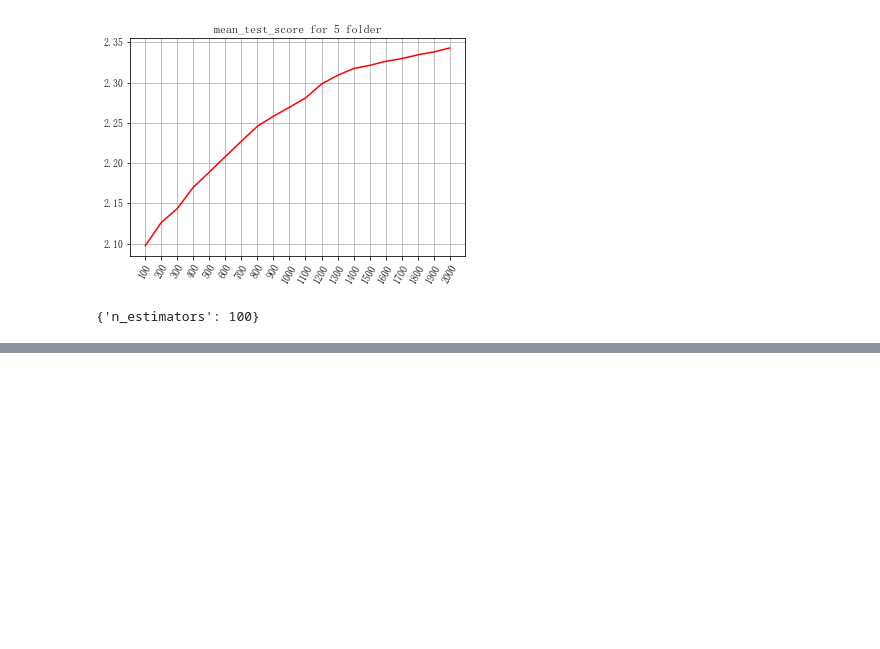
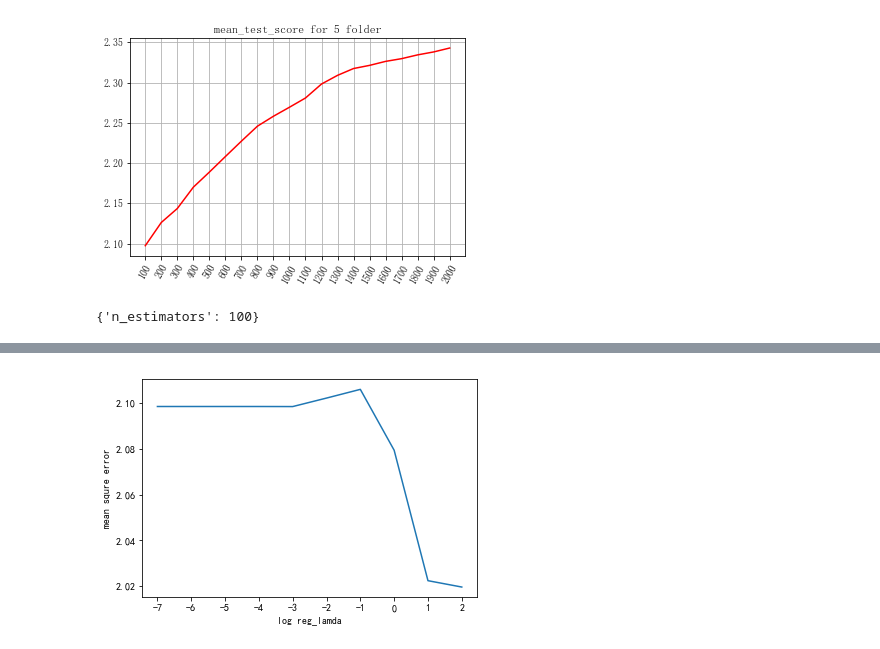
Before and after one commit to dapaohou/-, a Jupyter notebook: src/feature project.ipynb, the cells around one changed output, grey strips where cells are left out. Cells and saved outputs as stored; diff of their text form; code cells hidden in the pictures; blank space fills up the shorter version.

```diff
--- a/src/feature project.ipynb
+++ b/src/feature project.ipynb
@@ -343,0 +474,8 @@ grid_cv.best_params_
+# %%
+reg_lambda_list = np.logspace(-7,2,10)
+para_gid = {'reg_lambda': reg_lambda_list}
+model_xgboost = xgb.XGBRegressor(n_estimators=100, max_depth=3, min_child_weight=5, subsample=0.5, colsample_bytree=0.8)
+grid_cv = GridSearchCV(estimator=model_xgboost, param_grid= para_gid, scoring='neg_mean_squared_error',cv=5)
+grid_cv.fit(x, y)
+cv_result = pd.DataFrame(grid_cv.cv_results_)
+cv_result.head()
@@ -343,0 +500,8 @@ grid_cv.best_params_
+# %%
+plt.plot(-cv_result['mean_test_score'])
+plt.xticks(range(10),range(-7,3,1))
+plt.xlabel('log reg_lamda')
+plt.ylabel('mean squre error')
+plt.show()
+# %% [output]
+[figure, added]
```
Also changed, not shown: parts of 20 cells of this notebook, 8 other files.
